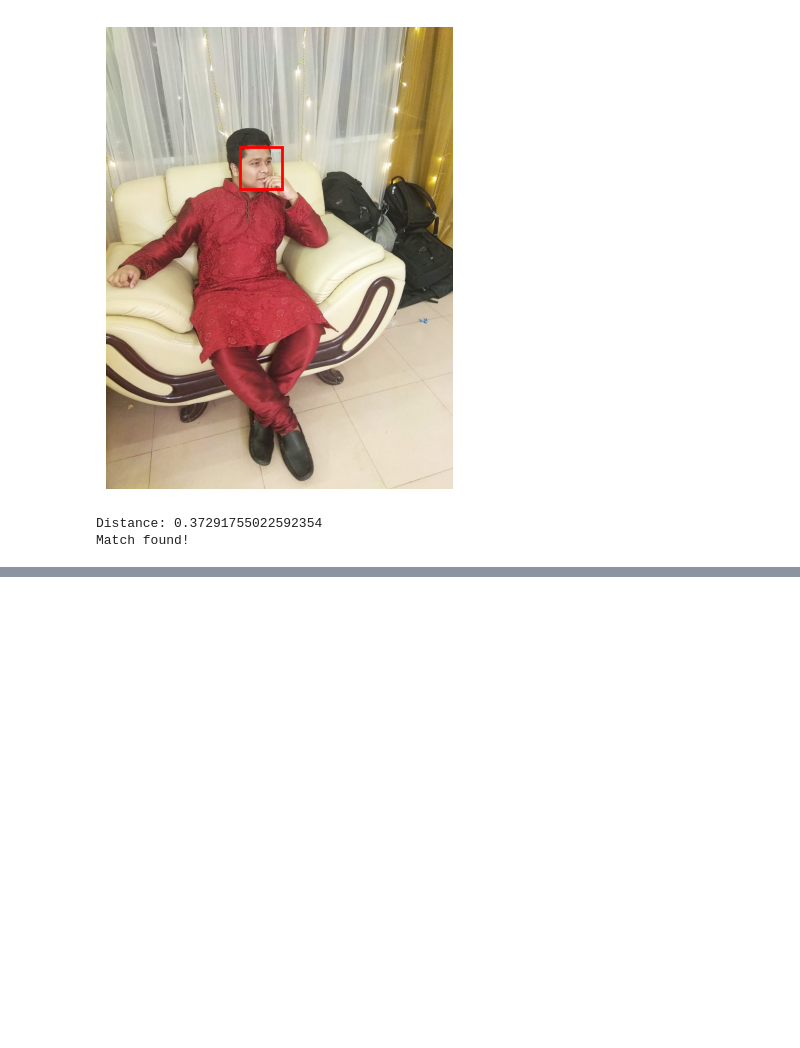
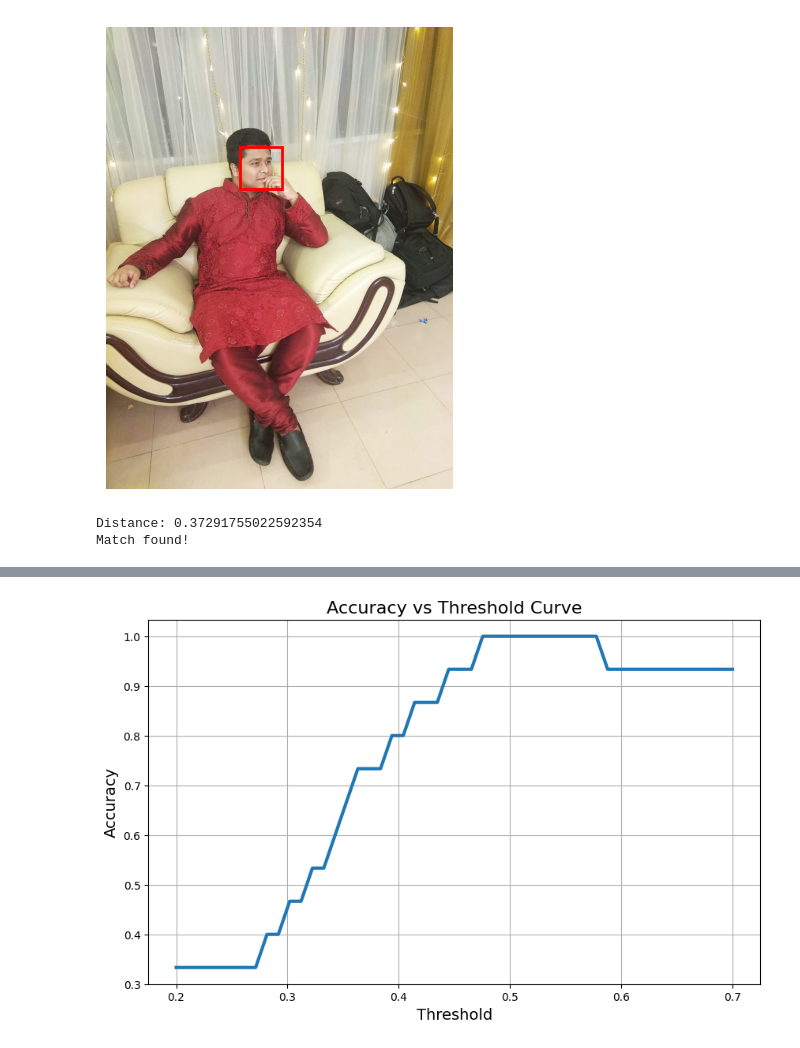
Before and after one commit to saifurrahman1193/data_science, a Jupyter notebook: face_detection/face_recognition.ipynb, the cells around one changed output, grey strips where cells are left out. Saved outputs shown, nothing was run; the diff lists cells and outputs as text; code cells hidden in the pictures; blank space fills up the shorter version.

```diff
--- a/face_detection/face_recognition.ipynb
+++ b/face_detection/face_recognition.ipynb
@@ -62,0 +320,40 @@ Match found!
+# %%
+import numpy as np
+import matplotlib.pyplot as plt
+
+
+
+# Convert to numpy arrays
+same_person_distances = np.array(same_person_distances)
+different_person_distances = np.array(different_person_distances)
+
+# -----------------------------
+# Threshold range to test
+# -----------------------------
+thresholds = np.linspace(0.2, 0.7, 50)
+
+accuracies = []
+
+# -----------------------------
+# Calculate accuracy per threshold
+# -----------------------------
+for t in thresholds:
+    true_positive = np.sum(same_person_distances <= t)       # Correct matches
+    true_negative = np.sum(different_person_distances > t)   # Correct non-matches
+
+    total = len(same_person_distances) + len(different_person_distances)
+    accuracy = (true_positive + true_negative) / total
+    accuracies.append(accuracy)
+
+# -----------------------------
+# Plot Accuracy vs Threshold
+# -----------------------------
+plt.figure(figsize=(10, 6))
+plt.plot(thresholds, accuracies, linewidth=3)
+plt.xlabel("Threshold", fontsize=14)
+plt.ylabel("Accuracy", fontsize=14)
+plt.title("Accuracy vs Threshold Curve", fontsize=16)
+plt.grid(True)
+plt.show()
+# %% [output]
+[figure, added]
```
Also changed, not shown: parts of 8 cells of this notebook, 5 other files.
